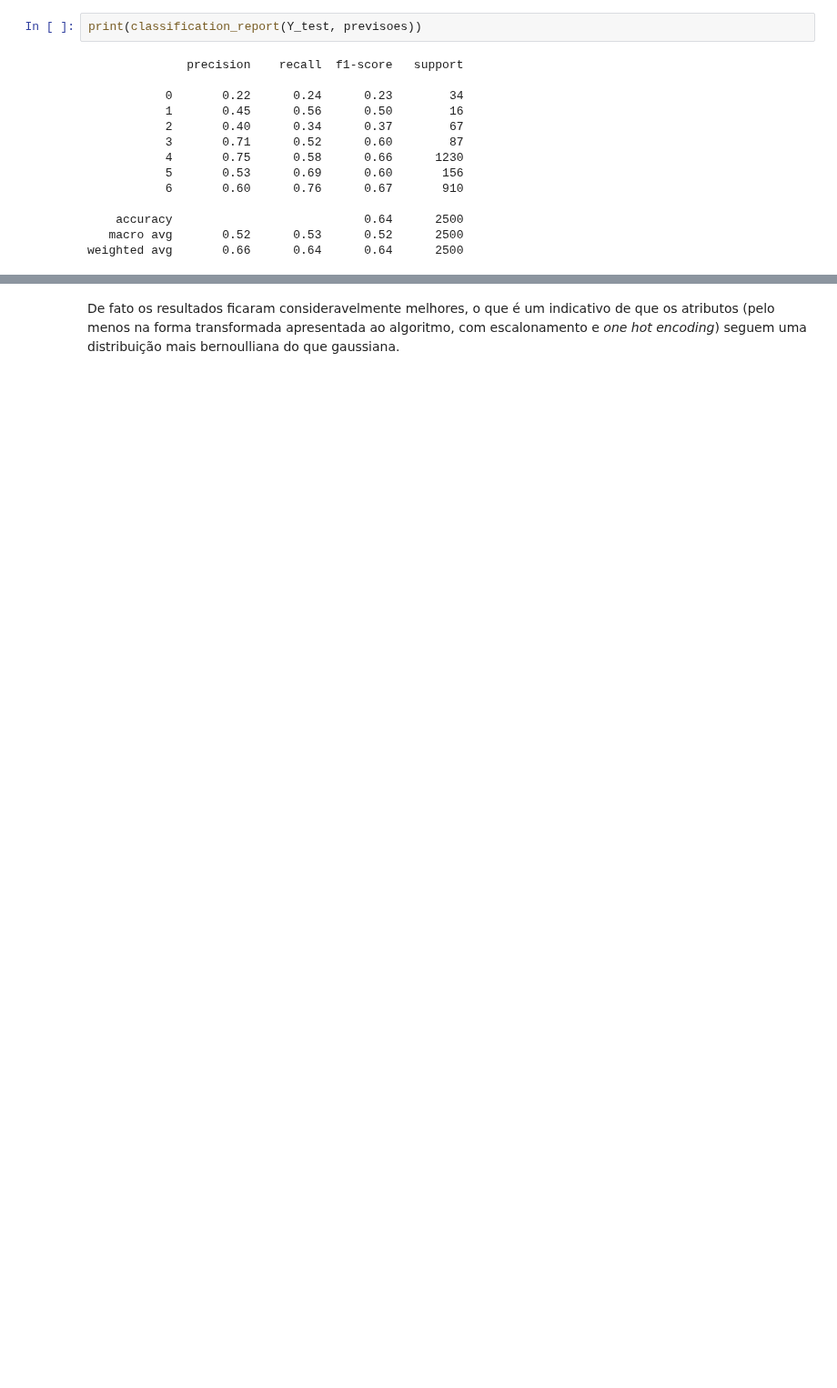
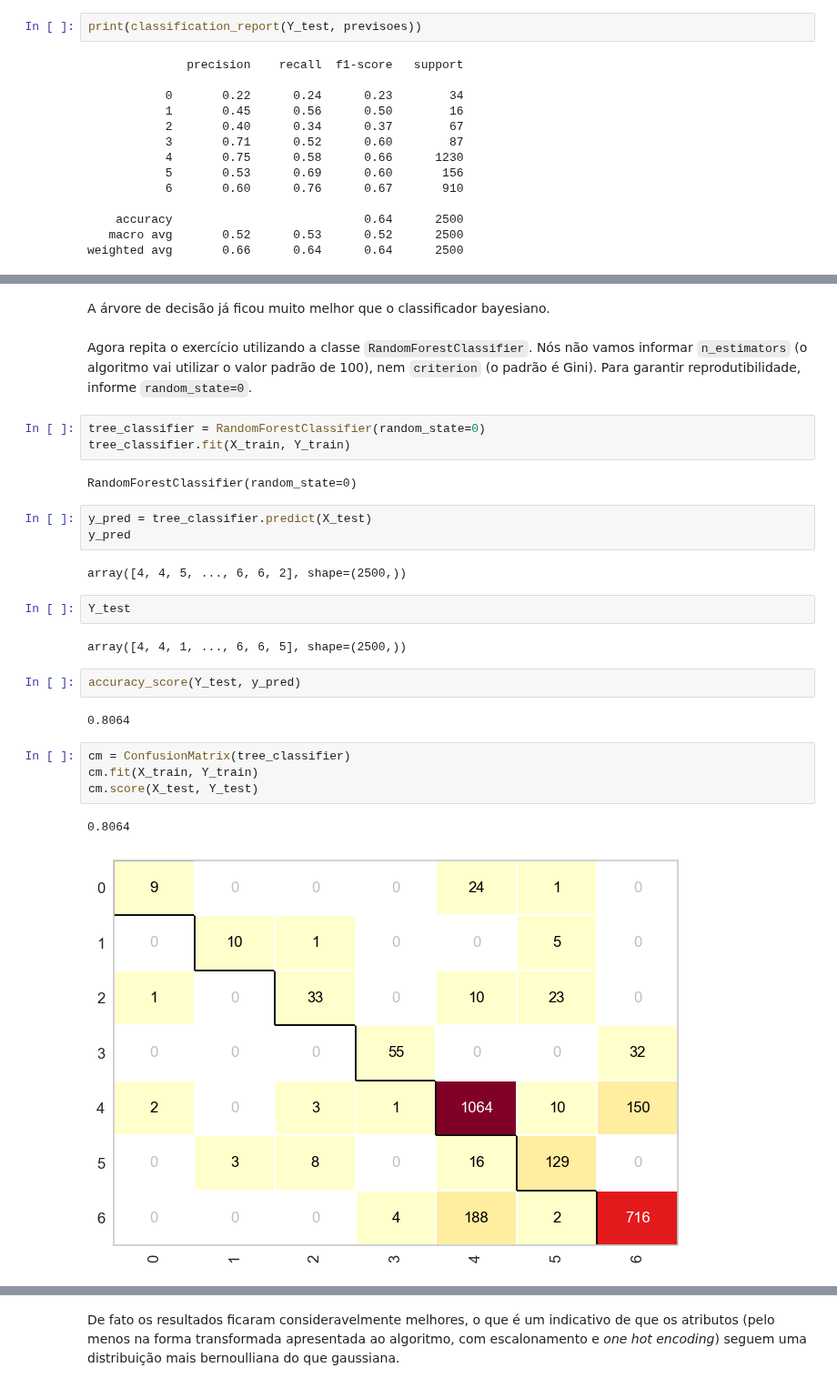
Before and after one commit to YtalloPereira/cursoml-datascience-praticas, a Jupyter notebook: notebooks/lab_covtype.ipynb, the cells around one changed output, grey strips where cells are left out. Shown at 91% size. Drawn from its saved outputs; the diff is of its cells as text; blank space fills up the shorter version.

```diff
--- a/notebooks/lab_covtype.ipynb
+++ b/notebooks/lab_covtype.ipynb
@@ -407,0 +486,29 @@ weighted avg       0.66      0.64      0.64      2500
+# %% [markdown]
+A árvore de decisão já ficou muito melhor que o classificador bayesiano.
+# %% [markdown]
+Agora repita o exercício utilizando a classe `RandomForestClassifier`. Nós não vamos informar `n_estimators` (o algoritmo vai utilizar o valor padrão de 100), nem `criterion` (o padrão é Gini). Para garantir reprodutibilidade, informe `random_state=0`.
+# %%
+tree_classifier = RandomForestClassifier(random_state=0)
+tree_classifier.fit(X_train, Y_train)
+# %% [output]
+RandomForestClassifier(random_state=0)
+# %%
+y_pred = tree_classifier.predict(X_test)
+y_pred
+# %% [output]
+array([4, 4, 5, ..., 6, 6, 2], shape=(2500,))
+# %%
+Y_test
+# %% [output]
+array([4, 4, 1, ..., 6, 6, 5], shape=(2500,))
+# %%
+accuracy_score(Y_test, y_pred)
+# %% [output]
+0.8064
+# %%
+cm = ConfusionMatrix(tree_classifier)
+cm.fit(X_train, Y_train)
+cm.score(X_test, Y_test)
+# %% [output]
+0.8064
+[figure, added]
```
Also changed, not shown: parts of 29 cells of this notebook.
